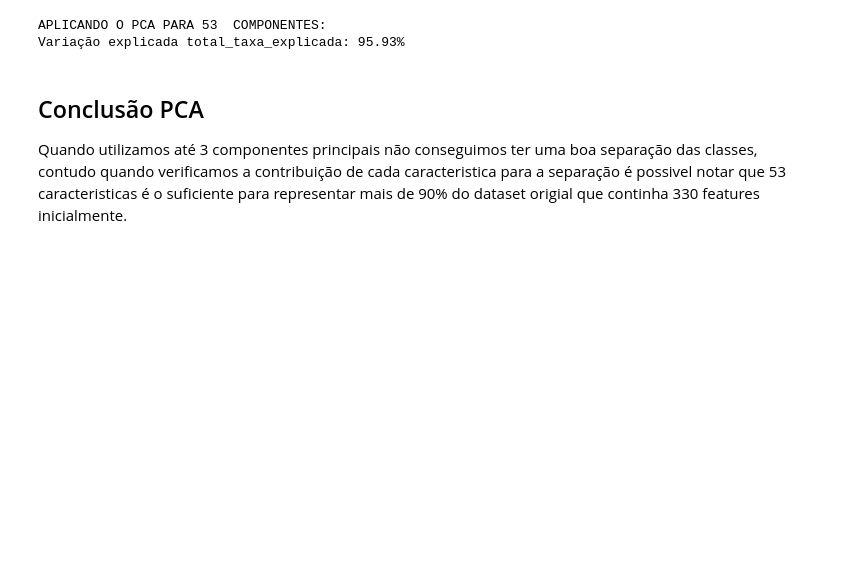
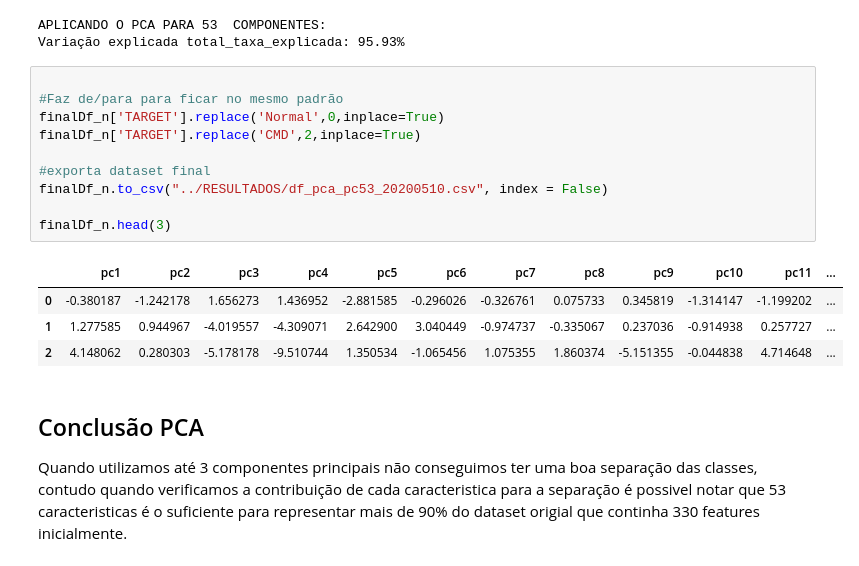
Before and after one commit to diegodedize/Rec_Padroes_PPGI_2020, a Jupyter notebook: NOTEBOOKS/DD_Rec_Padroes_imagens_coronarias.ipynb, the cells around one changed output. Drawn from its saved outputs; the diff is of its cells as text; blank space fills up the shorter version.

```diff
--- a/NOTEBOOKS/DD_Rec_Padroes_imagens_coronarias.ipynb
+++ b/NOTEBOOKS/DD_Rec_Padroes_imagens_coronarias.ipynb
@@ -446,6 +472,21 @@ print()
 # %% [output]
 APLICANDO O PCA PARA 53  COMPONENTES:
 Variação explicada total_taxa_explicada: 95.93%
+# %%
+
+#Faz de/para para ficar no mesmo padrão
+finalDf_n['TARGET'].replace('Normal',0,inplace=True)
+finalDf_n['TARGET'].replace('CMD',2,inplace=True)
+
+#exporta dataset final
+finalDf_n.to_csv("../RESULTADOS/df_pca_pc53_20200510.csv", index = False)
+
+finalDf_n.head(3)
+# %% [output]
+|  | pc1 | pc2 | pc3 | pc4 | pc5 | pc6 | pc7 | pc8 | pc9 | pc10 | pc11 | ... |
+| 0 | -0.380187 | -1.242178 | 1.656273 | 1.436952 | -2.881585 | -0.296026 | -0.326761 | 0.075733 | 0.345819 | -1.314147 | -1.199202 | ... |
+| 1 | 1.277585 | 0.944967 | -4.019557 | -4.309071 | 2.642900 | 3.040449 | -0.974737 | -0.335067 | 0.237036 | -0.914938 | 0.257727 | ... |
+| 2 | 4.148062 | 0.280303 | -5.178178 | -9.510744 | 1.350534 | -1.065456 | 1.075355 | 1.860374 | -5.151355 | -0.044838 | 4.714648 | ... |
 # %% [markdown]
 ## Conclusão PCA
 
```
Also changed, not shown: parts of 21 cells of this notebook, 7 other files.
